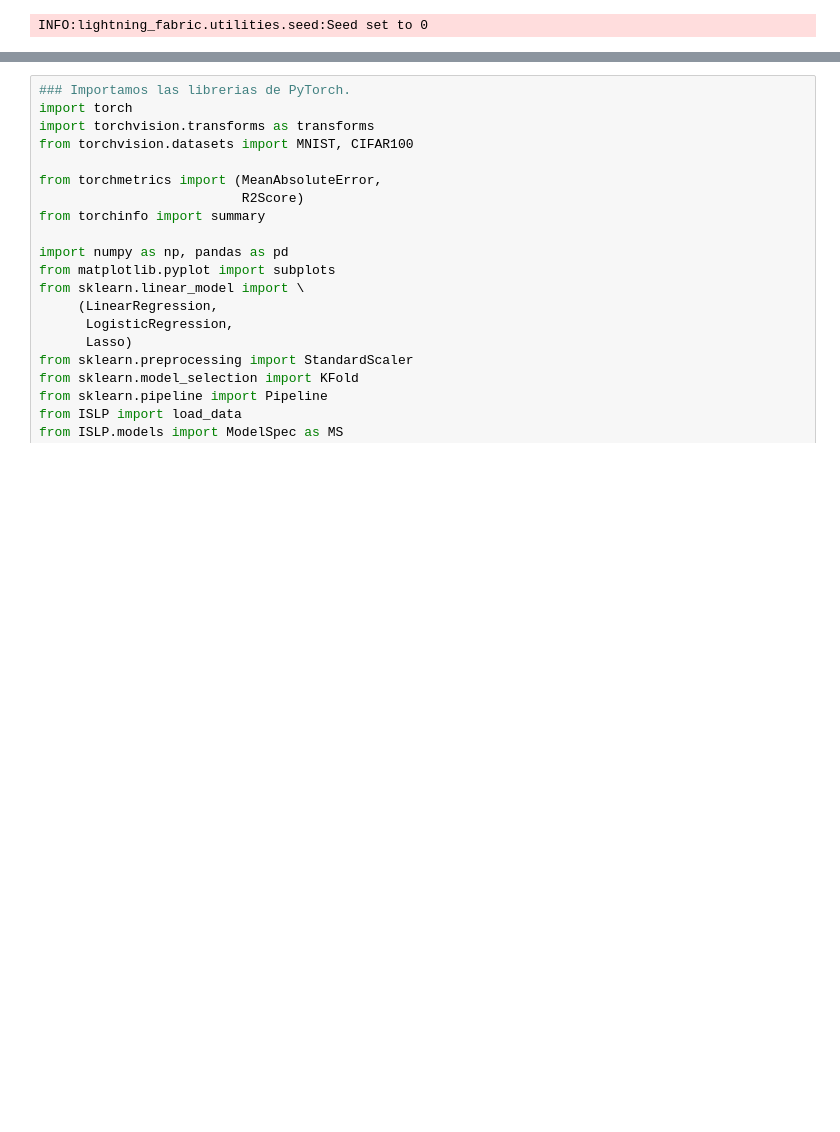
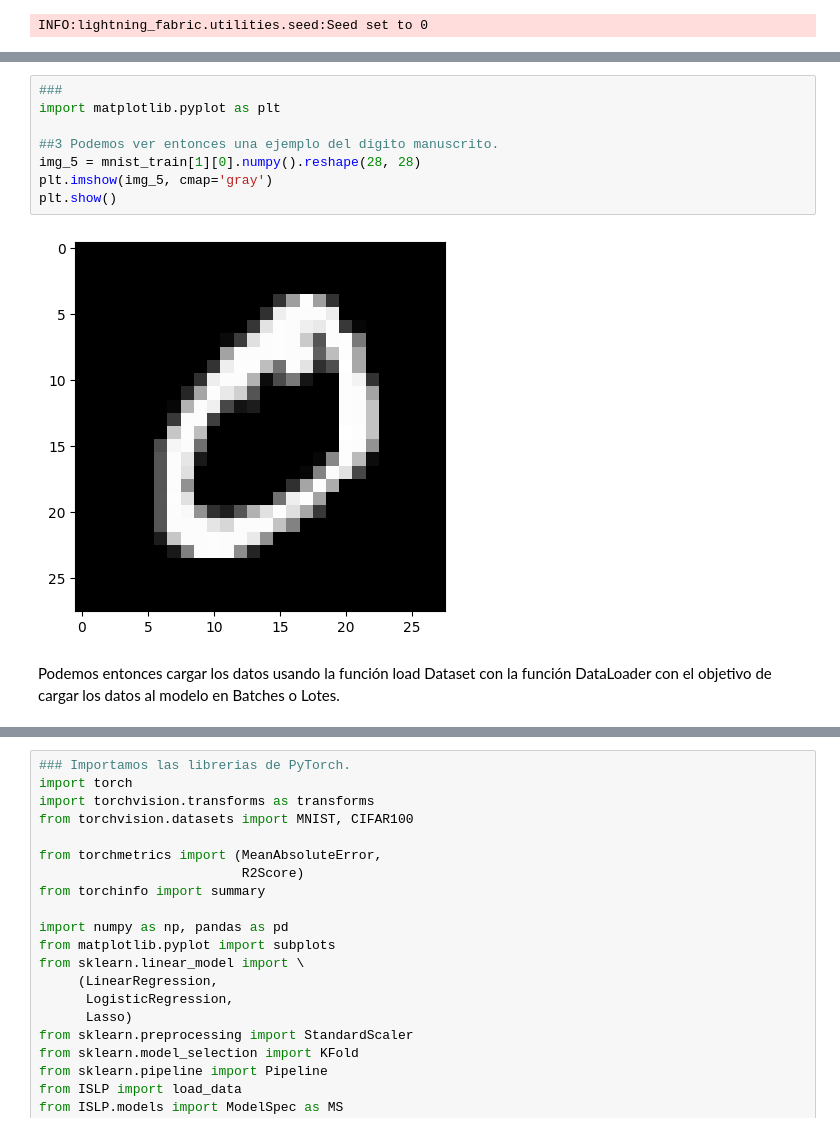
Before and after one commit to RepoDF/CEFA2024, a Jupyter notebook: Ch10-deeplearning-lab.ipynb, the cells around one changed output, grey strips where cells are left out. Drawn from its saved outputs; the diff is of its cells as text; blank space fills up the shorter version.

```diff
--- a/Ch10-deeplearning-lab.ipynb
+++ b/Ch10-deeplearning-lab.ipynb
@@ -135,0 +87,12 @@ Transform: ToTensor()
+# %%
+###
+import matplotlib.pyplot as plt
+
+##3 Podemos ver entonces una ejemplo del digito manuscrito.
+img_5 = mnist_train[1][0].numpy().reshape(28, 28)
+plt.imshow(img_5, cmap='gray')
+plt.show()
+# %% [output]
+[figure, added]
+# %% [markdown]
+Podemos entonces cargar los datos usando la función load Dataset con la función DataLoader con el objetivo de cargar los datos al modelo en Batches o Lotes.
```
Also changed, not shown: parts of 8 cells of this notebook.
